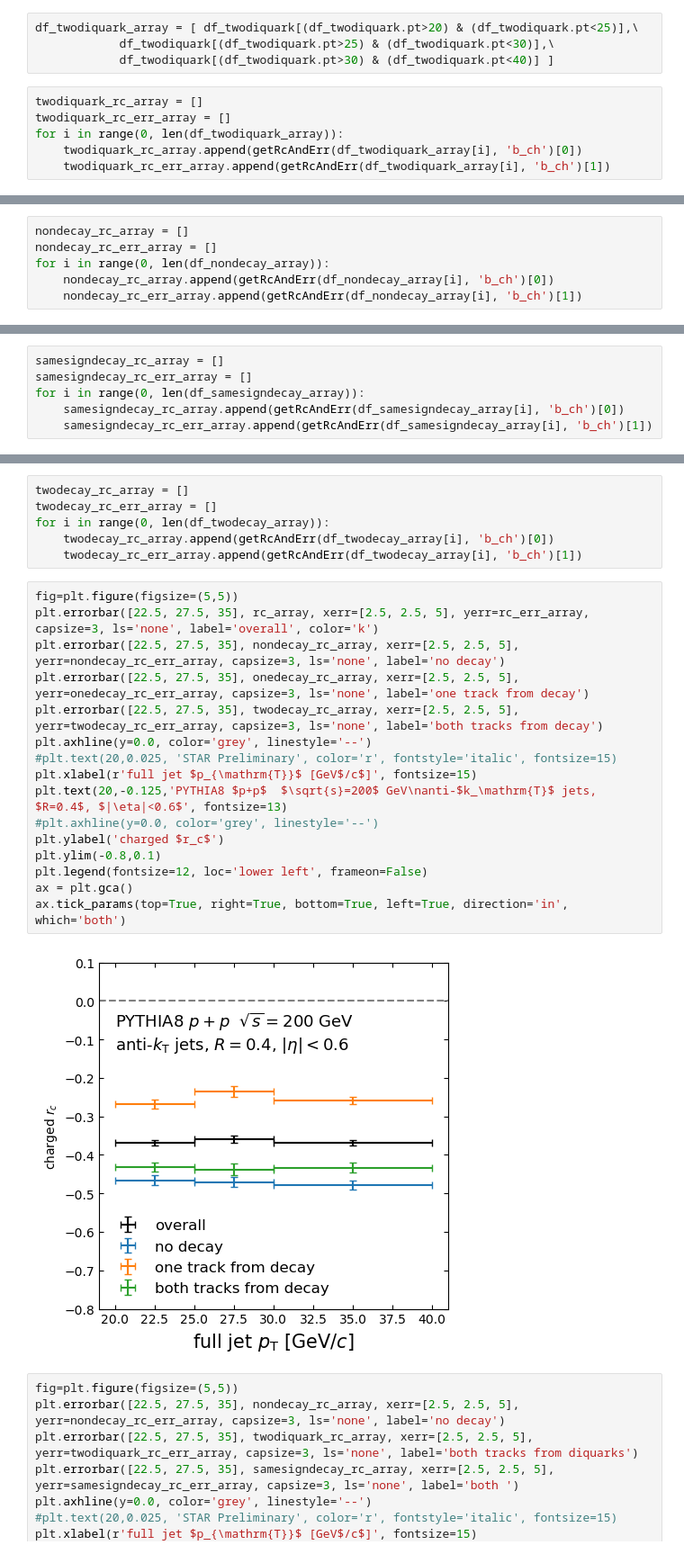
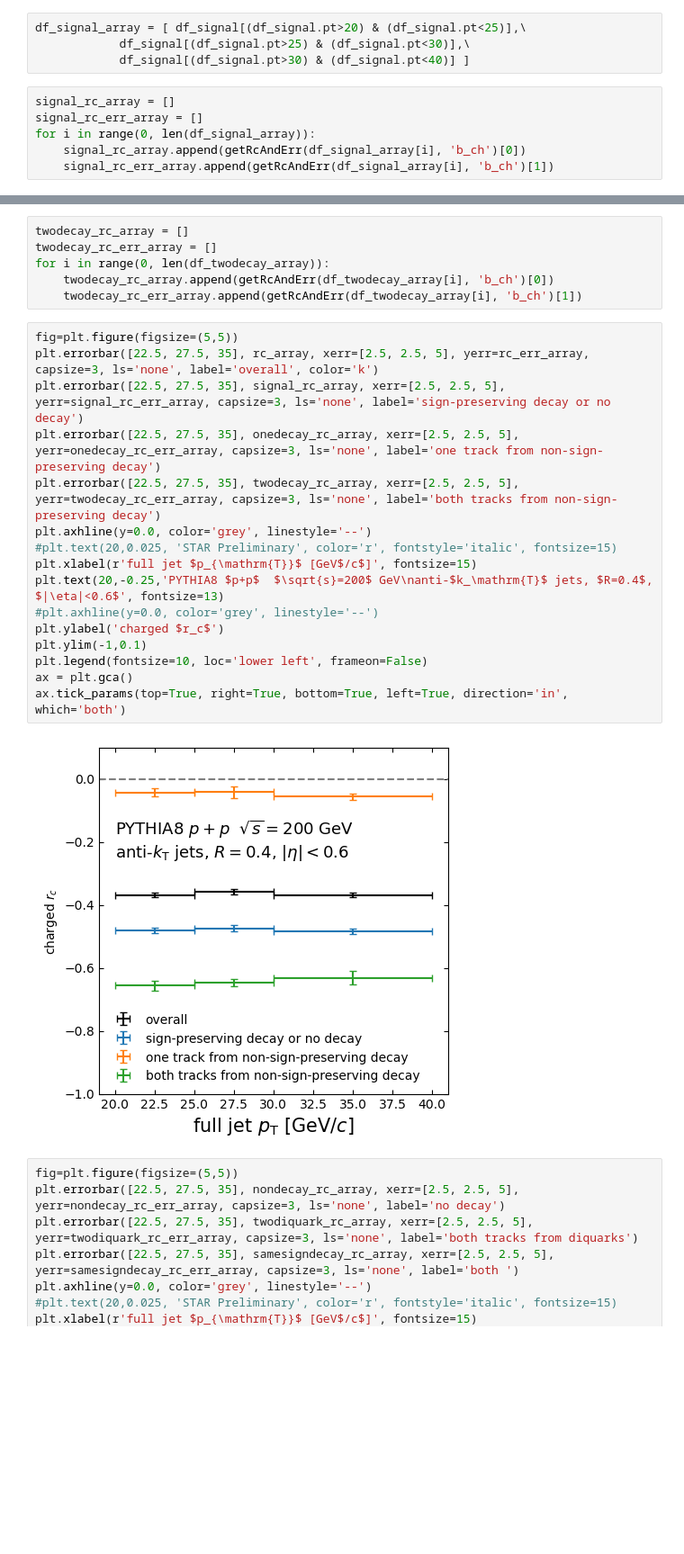
Before and after one commit to y-song/rc, a Jupyter notebook: pp/decay_check.ipynb, the cells around one changed output, grey strips where cells are left out. Shown at 90% size. Drawn from its saved outputs; the diff is of its cells as text; blank space fills up the shorter version.

Commit message:
Created a category for sign-preserving decays

```diff
--- a/pp/decay_check.ipynb
+++ b/pp/decay_check.ipynb
@@ -349,12 +289,12 @@ for i in range(0, len(df_array)):
     rc_array.append(getRcAndErr(df_array[i], 'b_ch')[0])
     rc_err_array.append(getRcAndErr(df_array[i], 'b_ch')[1])
 # %%
-df_twodiquark_array = [ df_twodiquark[(df_twodiquark.pt>20) & (df_twodiquark.pt<25)],\
-            df_twodiquark[(df_twodiquark.pt>25) & (df_twodiquark.pt<30)],\
-            df_twodiquark[(df_twodiquark.pt>30) & (df_twodiquark.pt<40)] ]
+df_signal_array = [ df_signal[(df_signal.pt>20) & (df_signal.pt<25)],\
+            df_signal[(df_signal.pt>25) & (df_signal.pt<30)],\
+            df_signal[(df_signal.pt>30) & (df_signal.pt<40)] ]
 # %%
-twodiquark_rc_array = []
-twodiquark_rc_err_array = []
-for i in range(0, len(df_twodiquark_array)):
-    twodiquark_rc_array.append(getRcAndErr(df_twodiquark_array[i], 'b_ch')[0])
-    twodiquark_rc_err_array.append(getRcAndErr(df_twodiquark_array[i], 'b_ch')[1])
+signal_rc_array = []
+signal_rc_err_array = []
+for i in range(0, len(df_signal_array)):
+    signal_rc_array.append(getRcAndErr(df_signal_array[i], 'b_ch')[0])
+    signal_rc_err_array.append(getRcAndErr(df_signal_array[i], 'b_ch')[1])
@@ -365,6 +300,0 @@ df_nondecay_array = [ df_nondecay[(df_nondecay.pt>20) & (df_nondecay.pt<25)],\
-# %%
-nondecay_rc_array = []
-nondecay_rc_err_array = []
-for i in range(0, len(df_nondecay_array)):
-    nondecay_rc_array.append(getRcAndErr(df_nondecay_array[i], 'b_ch')[0])
-    nondecay_rc_err_array.append(getRcAndErr(df_nondecay_array[i], 'b_ch')[1])
@@ -375,6 +300,0 @@ df_samesigndecay_array = [ df_samesigndecay[(df_samesigndecay.pt>20) & (df_sames
-# %%
-samesigndecay_rc_array = []
-samesigndecay_rc_err_array = []
-for i in range(0, len(df_samesigndecay_array)):
-    samesigndecay_rc_array.append(getRcAndErr(df_samesigndecay_array[i], 'b_ch')[0])
-    samesigndecay_rc_err_array.append(getRcAndErr(df_samesigndecay_array[i], 'b_ch')[1])
@@ -403,21 +321,21 @@ for i in range(0, len(df_twodecay_array)):
 # %%
 fig=plt.figure(figsize=(5,5))
 plt.errorbar([22.5, 27.5, 35], rc_array, xerr=[2.5, 2.5, 5], yerr=rc_err_array, capsize=3, ls='none', label='overall', color='k')
-plt.errorbar([22.5, 27.5, 35], nondecay_rc_array, xerr=[2.5, 2.5, 5], yerr=nondecay_rc_err_array, capsize=3, ls='none', label='no decay')
-plt.errorbar([22.5, 27.5, 35], onedecay_rc_array, xerr=[2.5, 2.5, 5], yerr=onedecay_rc_err_array, capsize=3, ls='none', label='one track from decay')
-plt.errorbar([22.5, 27.5, 35], twodecay_rc_array, xerr=[2.5, 2.5, 5], yerr=twodecay_rc_err_array, capsize=3, ls='none', label='both tracks from decay')
+plt.errorbar([22.5, 27.5, 35], signal_rc_array, xerr=[2.5, 2.5, 5], yerr=signal_rc_err_array, capsize=3, ls='none', label='sign-preserving decay or no decay')
+plt.errorbar([22.5, 27.5, 35], onedecay_rc_array, xerr=[2.5, 2.5, 5], yerr=onedecay_rc_err_array, capsize=3, ls='none', label='one track from non-sign-preserving decay')
+plt.errorbar([22.5, 27.5, 35], twodecay_rc_array, xerr=[2.5, 2.5, 5], yerr=twodecay_rc_err_array, capsize=3, ls='none', label='both tracks from non-sign-preserving decay')
 plt.axhline(y=0.0, color='grey', linestyle='--')
 #plt.text(20,0.025, 'STAR Preliminary', color='r', fontstyle='italic', fontsize=15)
 plt.xlabel(r'full jet $p_{\mathrm{T}}$ [GeV$/c$]', fontsize=15)
-plt.text(20,-0.125,'PYTHIA8 $p+p$  $\sqrt{s}=200$ GeV\nanti-$k_\mathrm{T}$ jets, $R=0.4$, $|\eta|<0.6$', fontsize=13)
+plt.text(20,-0.25,'PYTHIA8 $p+p$  $\sqrt{s}=200$ GeV\nanti-$k_\mathrm{T}$ jets, $R=0.4$, $|\eta|<0.6$', fontsize=13)
 #plt.axhline(y=0.0, color='grey', linestyle='--')
 plt.ylabel('charged $r_c$')
-plt.ylim(-0.8,0.1)
-plt.legend(fontsize=12, loc='lower left', frameon=False)
+plt.ylim(-1,0.1)
+plt.legend(fontsize=10, loc='lower left', frameon=False)
 ax = plt.gca()
 ax.tick_params(top=True, right=True, bottom=True, left=True, direction='in', which='both')
 # %% [output]
-[figure, old version]
+[figure, new version]
 # %%
 fig=plt.figure(figsize=(5,5))
 plt.errorbar([22.5, 27.5, 35], nondecay_rc_array, xerr=[2.5, 2.5, 5], yerr=nondecay_rc_err_array, capsize=3, ls='none', label='no decay')
```
Also changed, not shown: parts of 17 cells of this notebook.
